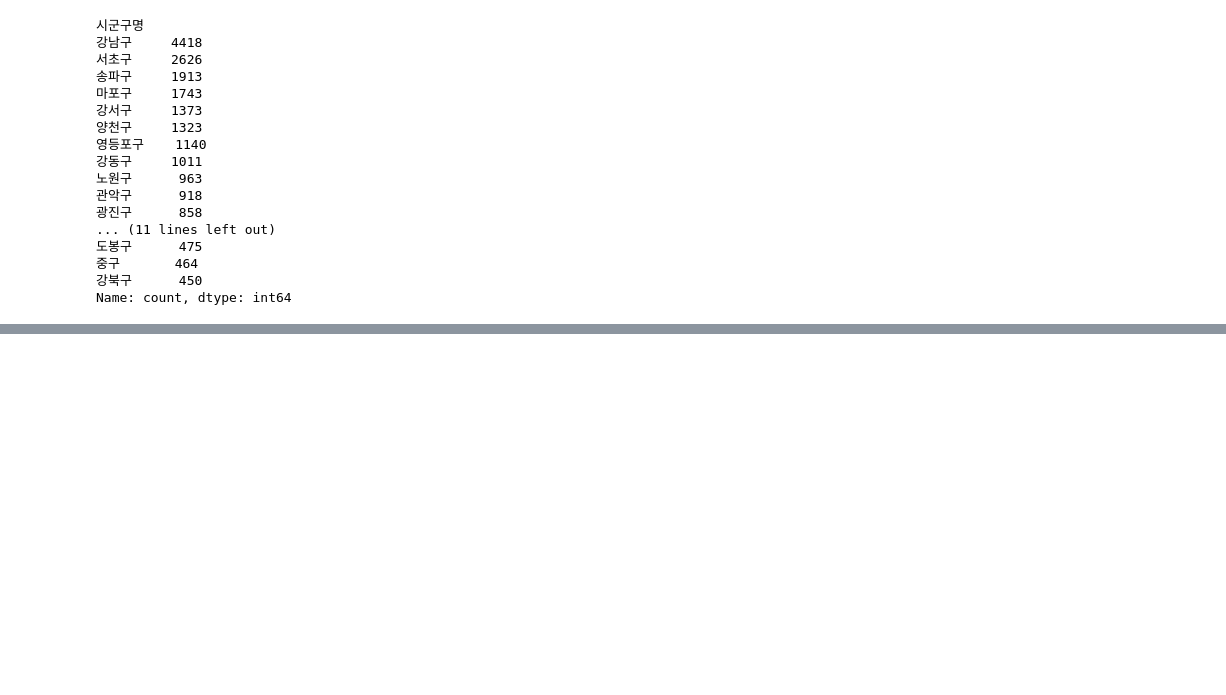
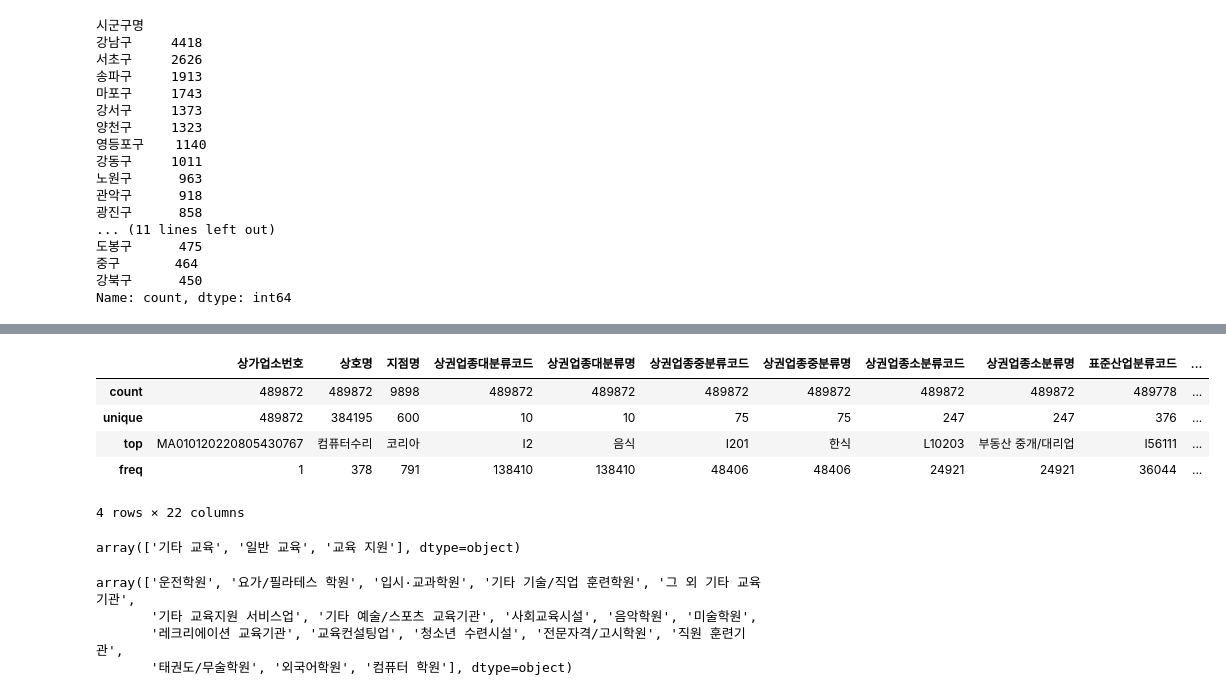
Before and after one commit to JangWoojun/big-data-analysis, a Jupyter notebook: 서울 학습.ipynb, the cells around one changed output, grey strips where cells are left out. Drawn from its saved outputs; the diff is of its cells as text; code cells hidden in the pictures; blank space fills up the shorter version.

```diff
--- a/서울 학습.ipynb
+++ b/서울 학습.ipynb
@@ -244,0 +264,21 @@ Name: count, dtype: int64
+# %%
+df.describe(include="object")
+# %% [output]
+|  | 상가업소번호 | 상호명 | 지점명 | 상권업종대분류코드 | 상권업종대분류명 | 상권업종중분류코드 | 상권업종중분류명 | 상권업종소분류코드 | 상권업종소분류명 | 표준산업분류코드 | ... |
+| count | 489872 | 489872 | 9898 | 489872 | 489872 | 489872 | 489872 | 489872 | 489872 | 489778 | ... |
+| unique | 489872 | 384195 | 600 | 10 | 10 | 75 | 75 | 247 | 247 | 376 | ... |
+| top | MA010120220805430767 | 컴퓨터수리 | 코리아 | I2 | 음식 | I201 | 한식 | L10203 | 부동산 중개/대리업 | I56111 | ... |
+| freq | 1 | 378 | 791 | 138410 | 138410 | 48406 | 48406 | 24921 | 24921 | 36044 | ... |
+4 rows × 22 columns
+# %%
+# study 데이터의 상권업종중분류명 기준으로 유일값 확인하기
+study["상권업종중분류명"].unique()
+# %% [output]
+array(['기타 교육', '일반 교육', '교육 지원'], dtype=object)
+# %%
+study["상권업종소분류명"].unique()
+# %% [output]
+array(['운전학원', '요가/필라테스 학원', '입시·교과학원', '기타 기술/직업 훈련학원', '그 외 기타 교육기관',
+       '기타 교육지원 서비스업', '기타 예술/스포츠 교육기관', '사회교육시설', '음악학원', '미술학원',
+       '레크리에이션 교육기관', '교육컨설팅업', '청소년 수련시설', '전문자격/고시학원', '직원 훈련기관',
+       '태권도/무술학원', '외국어학원', '컴퓨터 학원'], dtype=object)
```
Also changed, not shown: parts of 17 cells of this notebook.
